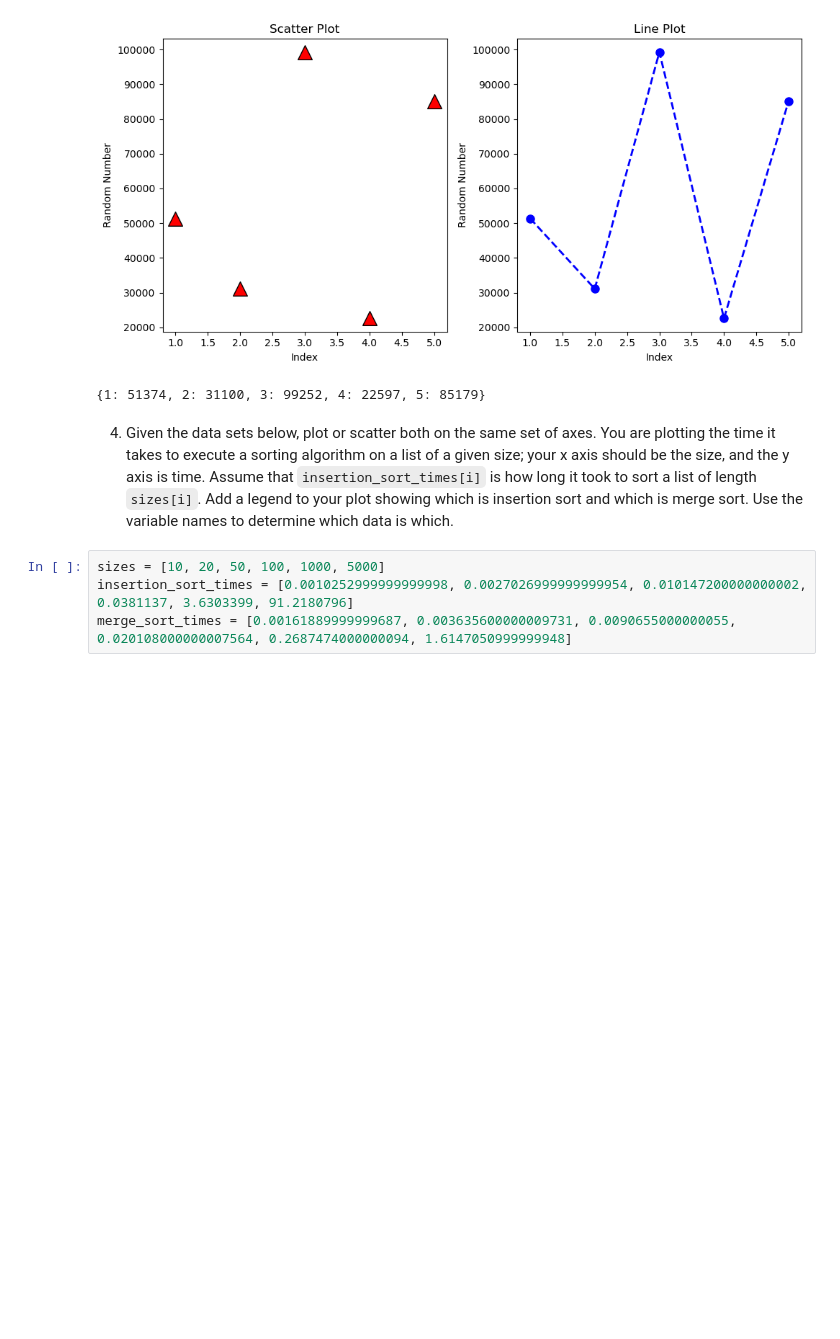
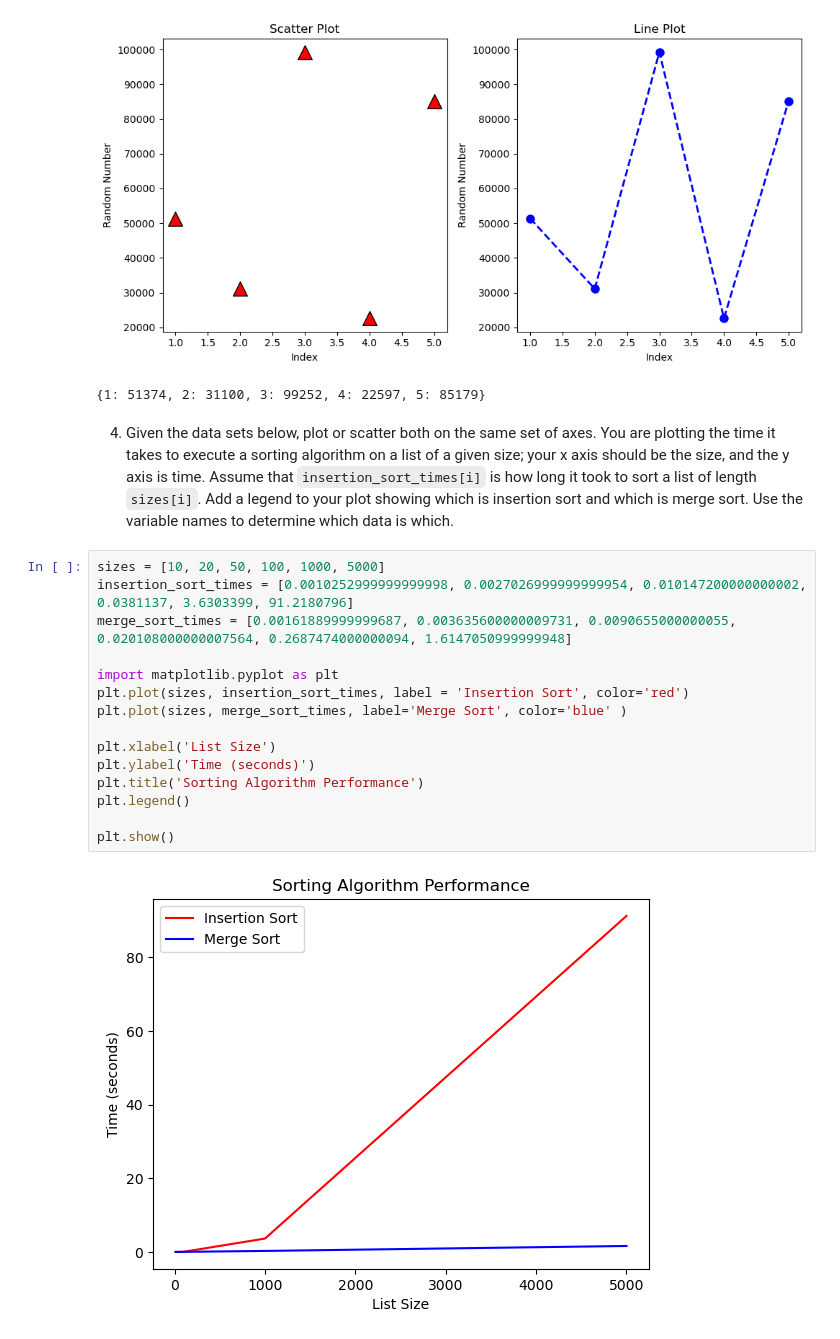
Before and after one commit to jrandl/pyplot, a Jupyter notebook: pyplot.ipynb, the cells around one changed output. Saved outputs shown, nothing was run; the diff lists cells and outputs as text; blank space fills up the shorter version.

```diff
--- a/pyplot.ipynb
+++ b/pyplot.ipynb
@@ -147,4 +147,17 @@ print(numbers)
 # %%
 sizes = [10, 20, 50, 100, 1000, 5000]
 insertion_sort_times = [0.0010252999999999998, 0.0027026999999999954, 0.010147200000000002, 0.0381137, 3.6303399, 91.2180796]
 merge_sort_times = [0.00161889999999687, 0.003635600000009731, 0.0090655000000055, 0.020108000000007564, 0.2687474000000094, 1.6147050999999948]
+
+import matplotlib.pyplot as plt
+plt.plot(sizes, insertion_sort_times, label = 'Insertion Sort', color='red')
+plt.plot(sizes, merge_sort_times, label='Merge Sort', color='blue' )
+
+plt.xlabel('List Size')
+plt.ylabel('Time (seconds)')
+plt.title('Sorting Algorithm Performance')
+plt.legend()
+
+plt.show()
+# %% [output]
+[figure, added]
```
